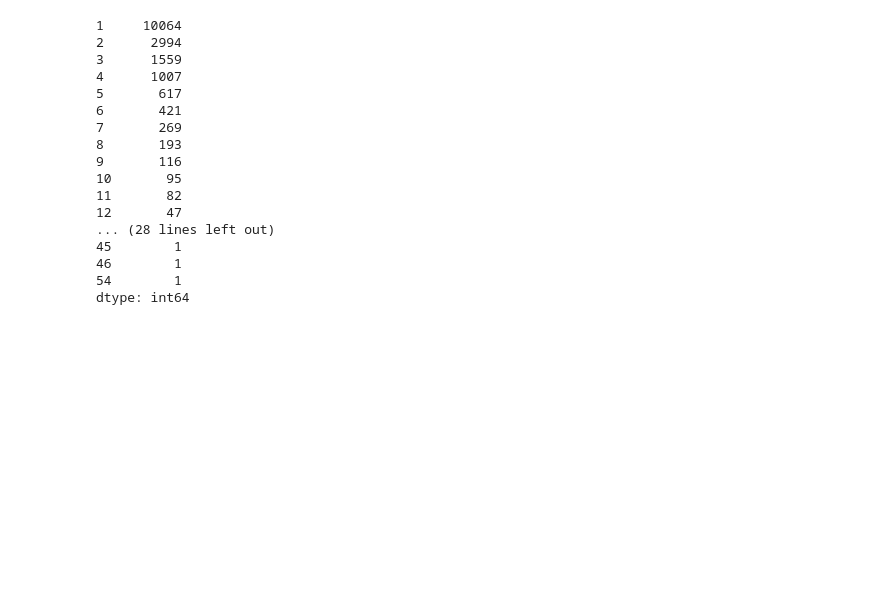
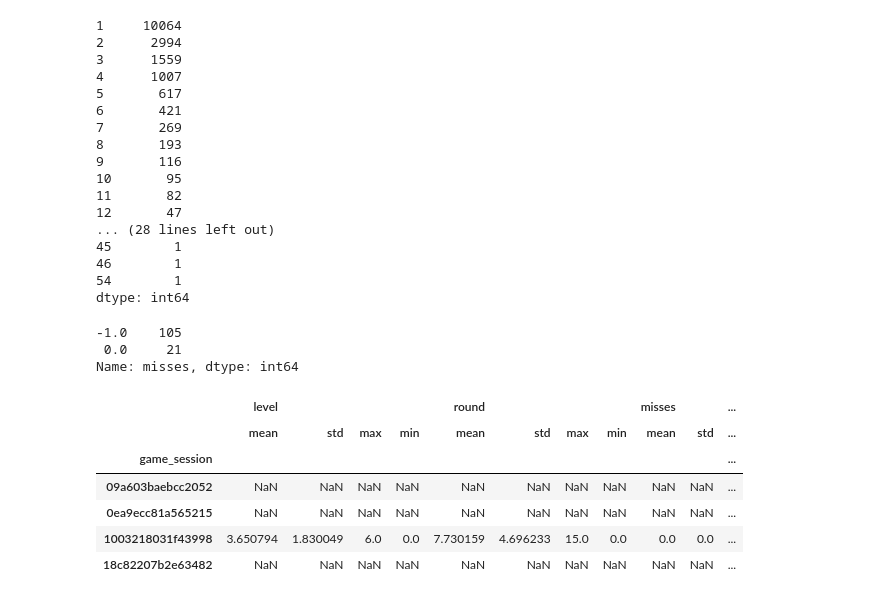
Before and after one commit to guchio3/kaggle-dsb-2019, a Jupyter notebook: notebooks/e015_debug_features.ipynb, the cells around one changed output. Cells and saved outputs as stored; diff of their text form; code cells hidden in the pictures; blank space fills up the shorter version.

```diff
--- a/notebooks/e015_debug_features.ipynb
+++ b/notebooks/e015_debug_features.ipynb
@@ -542,3 +542,54 @@ label_df[['num_correct', 'num_incorrect']].sum(axis=1).value_counts()
 46        1
 54        1
 dtype: int64
+# %%
+def _extract_key_from_json(json_str, key):
+    json_dict = json.loads(json_str)
+    return json_dict[key] if key in json_dict else None
+# %%
+from tqdm._tqdm_notebook import tqdm_notebook
+
+tqdm_notebook.pandas(desc="hoge progress: ")
+
+tst_df['level'] = tst_df.event_data.progress_apply(lambda x: _extract_key_from_json(x, 'level'))
+tst_df['round'] = tst_df.event_data.progress_apply(lambda x: _extract_key_from_json(x, 'round'))
+tst_df['misses'] = tst_df.event_data.progress_apply(lambda x: _extract_key_from_json(x, 'misses'))
+# %%
+grp_tst_df = tst_df.set_index('game_session').loc[['09a603baebcc2052', '0ea9ecc81a565215', '1003218031f43998', '18c82207b2e63482']].reset_index()[['level', 'round', 'misses', 'game_session']].groupby('game_session').agg(
+    {
+        'level': {
+            'mean': lambda x: None if np.isnan(x).all() else x.mean(),
+            'std': lambda x: None if np.isnan(x).all() else x.std(),
+            'max': lambda x: None if np.isnan(x).all() else x.max(),
+            'min': lambda x: None if np.isnan(x).all() else x.min(),
+        },
+        'round': {
+            'mean': lambda x: None if np.isnan(x).all() else x.mean(),
+            'std': lambda x: None if np.isnan(x).all() else x.std(),
+            'max': lambda x: None if np.isnan(x).all() else x.max(),
+            'min': lambda x: None if np.isnan(x).all() else x.min(),
+        },
+        'misses': {
+            'mean': lambda x: None if np.isnan(x).all() else x.mean(),
+            'std': lambda x: None if np.isnan(x).all() else x.std(),
+            'max': lambda x: None if np.isnan(x).all() else x.max(),
+            'min': lambda x: None if np.isnan(x).all() else x.min(),
+        },
+    }
+)
+# %%
+tst_df.query('game_session == "1003218031f43998"').misses.fillna(-1).value_counts()
+# %% [output]
+-1.0    105
+ 0.0     21
+Name: misses, dtype: int64
+# %%
+grp_tst_df.head(20)
+# %% [output]
+|  | level |  |  |  | round |  |  |  | misses |  | ... |
+|  | mean | std | max | min | mean | std | max | min | mean | std | ... |
+| game_session |  |  |  |  |  |  |  |  |  |  | ... |
+| 09a603baebcc2052 | NaN | NaN | NaN | NaN | NaN | NaN | NaN | NaN | NaN | NaN | ... |
+| 0ea9ecc81a565215 | NaN | NaN | NaN | NaN | NaN | NaN | NaN | NaN | NaN | NaN | ... |
+| 1003218031f43998 | 3.650794 | 1.830049 | 6.0 | 0.0 | 7.730159 | 4.696233 | 15.0 | 0.0 | 0.0 | 0.0 | ... |
+| 18c82207b2e63482 | NaN | NaN | NaN | NaN | NaN | NaN | NaN | NaN | NaN | NaN | ... |
```
Also changed, not shown: 9 other files.
